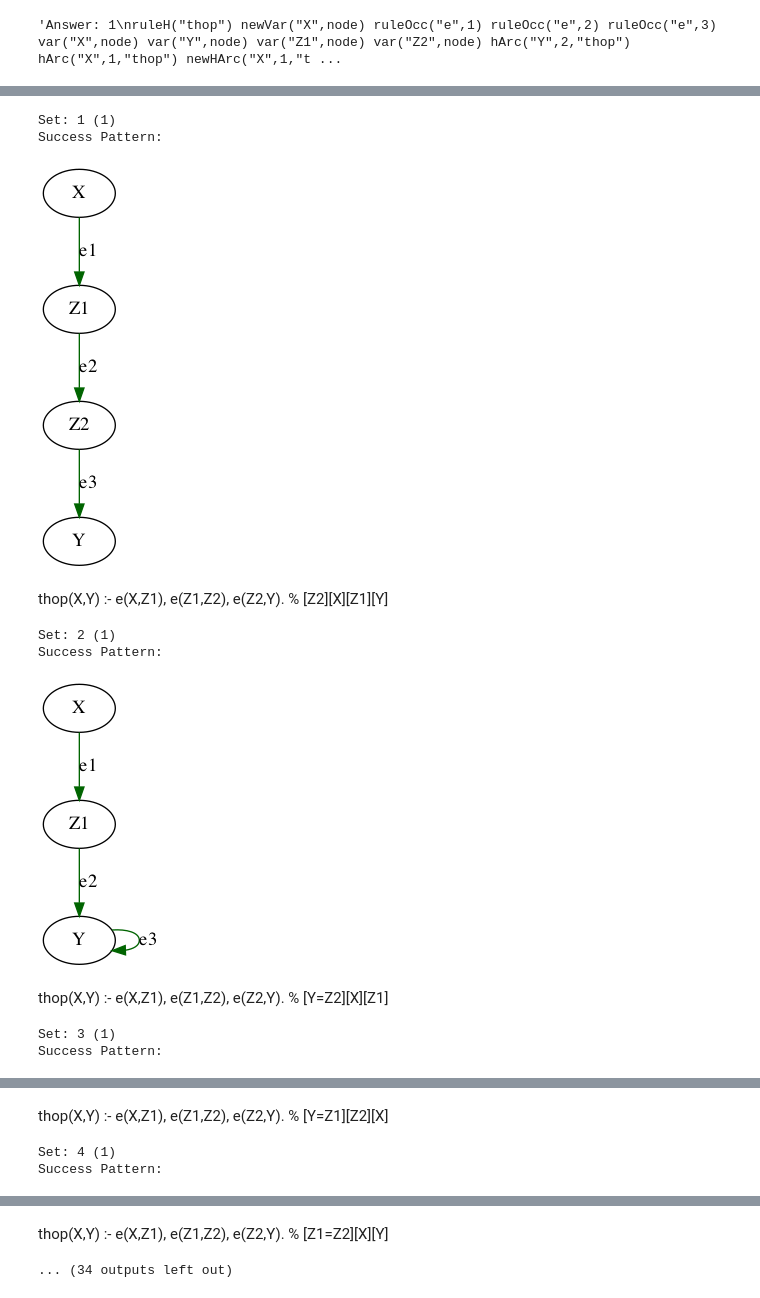
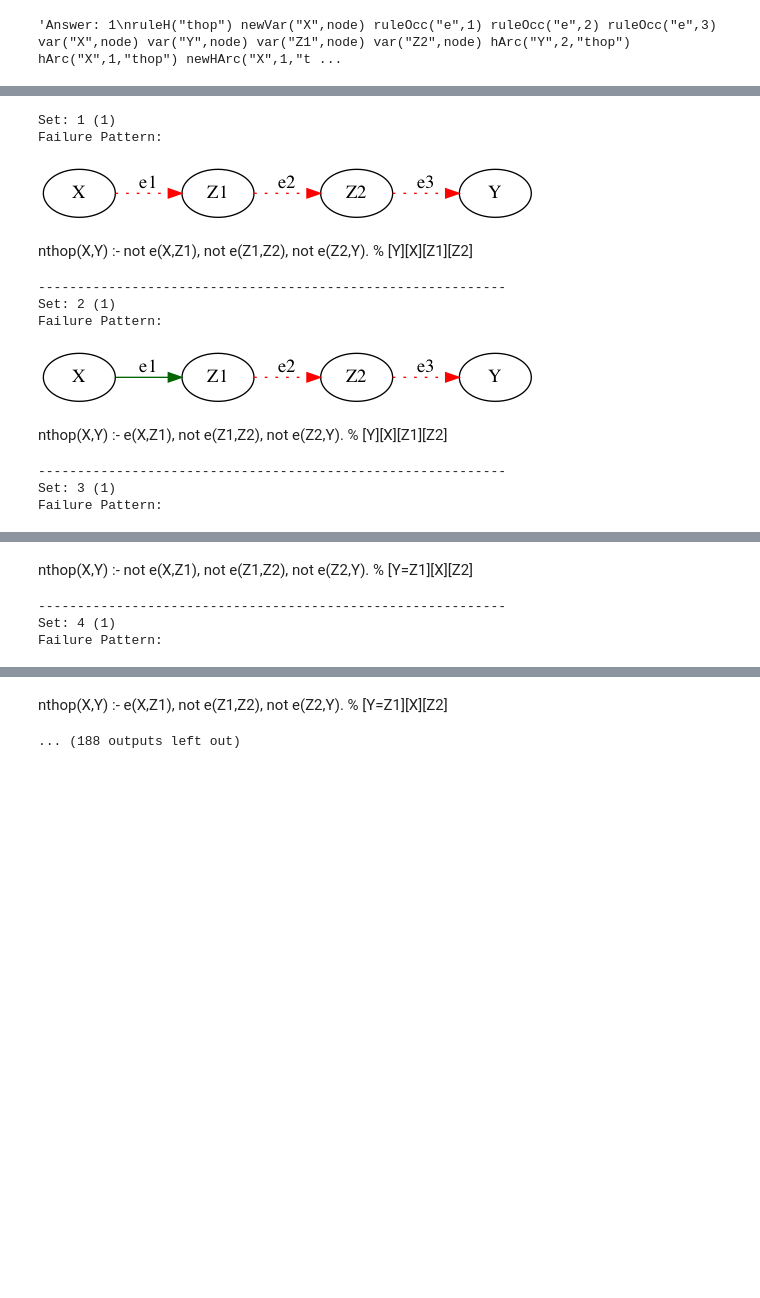
Before and after one commit to sahil1105/ASP-Public, a Jupyter notebook: Query Analysis/Query Analysis.ipynb, the cells around one changed output, grey strips where cells are left out. Cells and saved outputs as stored; diff of their text form; code cells hidden in the pictures; blank space fills up the shorter version.

Commit message:
rewritten queries by rewriting type and not PW

```diff
--- a/Query Analysis/Query Analysis.ipynb
+++ b/Query Analysis/Query Analysis.ipynb
@@ -384,15 +451,15 @@ len(sets)
 # %%
-for i, s in enumerate(sets):
-    print("\n\n\nSet:", i+1, '({})'.format(len(s)))
-    for j, pw in enumerate(s):
-        print("\nPW:", pw.pw_id)
-        pw_rel_dfs = pw_slicer(query_analysis['pw_rel_dfs'], None, [pw.pw_id])[0]
-        # print_colored_query_string(pw_rel_dfs)
-        # print_rewritten_query_string(pw_rel_dfs)
-        # print_explicit_rewritten_query_string(pw_rel_dfs, chain_eq=False)
-        # print_explicit_rewritten_query_string(pw_rel_dfs, chain_eq=True)
-        print_fancy_rewrite(pw_rel_dfs)
-        g = get_pattern_graph2(pw_rel_dfs, no_node_labels=False)
-        # draw(g, format='pdf', filename='{}.{}'.format('tri_eq_patterns/set_{}'.format(i+1), 'pdf'), show='none')
-        display(draw(g))
-        break
+# for i, s in enumerate(sets):
+#     print("\n\n\nSet:", i+1, '({})'.format(len(s)))
+#     for j, pw in enumerate(s):
+#         print("\nPW:", pw.pw_id)
+#         pw_rel_dfs = pw_slicer(query_analysis['pw_rel_dfs'], None, [pw.pw_id])[0]
+#         # print_colored_query_string(pw_rel_dfs)
+#         # print_rewritten_query_string(pw_rel_dfs)
+#         # print_explicit_rewritten_query_string(pw_rel_dfs, chain_eq=False)
+#         # print_explicit_rewritten_query_string(pw_rel_dfs, chain_eq=True)
+#         print_fancy_rewrite(pw_rel_dfs)
+#         g = get_pattern_graph2(pw_rel_dfs, no_node_labels=False)
+#         display(draw(g))
+#         # draw(g, format='pdf', filename='{}.{}'.format('tri_eq_patterns/set_{}'.format(i+1), 'pdf'), show='none')
+#         break
@@ -419,34 +466,37 @@ Success Pattern:
 # %%
-num_success_patterns = 0
+num_patterns = 0
 for i,s in enumerate(sets):
     s = list(s)
     eg = s[0]
     pw_rel_dfs = pw_slicer(query_analysis['pw_rel_dfs'], None, [eg.pw_id])[0]
     true_heads = set(pw_rel_dfs['ruleHTrue_1']['HEAD'])
-    if len(true_heads) > 0:
-        num_success_patterns += 1
-        print("Set:", num_success_patterns, '({})'.format(len(s)))
+    if True:#len(true_heads) > 0:
+        num_patterns += 1
+        print("Set:", num_patterns, '({})'.format(len(s)))
 
         for j, pw in enumerate(s):
             pw_rel_dfs = pw_slicer(query_analysis['pw_rel_dfs'], None, [pw.pw_id])[0]
             true_heads = set(pw_rel_dfs['ruleHTrue_1']['HEAD'])
             g = get_pattern_graph2(pw_rel_dfs, no_node_labels=False)
-            # draw(g, format='pdf', filename='{}.{}'.format('3hop_eq_success_patterns/set_{}'.format(num_success_patterns), 'pdf'), show='none')
+            # draw(g, format='pdf', filename='{}.{}'.format('3hop_eq_success_patterns/set_{}'.format(num_patterns), 'pdf'), show='none')
             display(draw(g))
             #print_rewritten_query_string(pw_rel_dfs)
             #print_explicit_rewritten_query_string(pw_rel_dfs, chain_eq=False)
             #print_explicit_rewritten_query_string(pw_rel_dfs, chain_eq=True)
             print_fancy_rewrite(pw_rel_dfs)
 
-num_success_patterns
+        print('-'*60)
+# num_patterns
 # %% [output]
 Set: 1 (1)
-Success Pattern:
+Failure Pattern:
-[figure, old version]
+[figure, new version]
-thop(X,Y) :- e(X,Z1), e(Z1,Z2), e(Z2,Y). % [Z2][X][Z1][Y]
+nthop(X,Y) :- not e(X,Z1), not e(Z1,Z2), not e(Z2,Y). % [Y][X][Z1][Z2]
+------------------------------------------------------------
 Set: 2 (1)
-Success Pattern:
+Failure Pattern:
-[figure, old version]
+[figure, new version]
-thop(X,Y) :- e(X,Z1), e(Z1,Z2), e(Z2,Y). % [Y=Z2][X][Z1]
+nthop(X,Y) :- e(X,Z1), not e(Z1,Z2), not e(Z2,Y). % [Y][X][Z1][Z2]
+------------------------------------------------------------
 Set: 3 (1)
-Success Pattern:
+Failure Pattern:
@@ -454,3 +504,4 @@ Success Pattern:
-thop(X,Y) :- e(X,Z1), e(Z1,Z2), e(Z2,Y). % [Y=Z1][Z2][X]
+nthop(X,Y) :- not e(X,Z1), not e(Z1,Z2), not e(Z2,Y). % [Y=Z1][X][Z2]
+------------------------------------------------------------
 Set: 4 (1)
-Success Pattern:
+Failure Pattern:
@@ -458,2 +509,2 @@ Success Pattern:
-thop(X,Y) :- e(X,Z1), e(Z1,Z2), e(Z2,Y). % [Z1=Z2][X][Y]
+nthop(X,Y) :- e(X,Z1), not e(Z1,Z2), not e(Z2,Y). % [Y=Z1][X][Z2]
-... (34 outputs left out)
+... (188 outputs left out)
```
Also changed, not shown: parts of 12 cells of this notebook, 1 other file.
